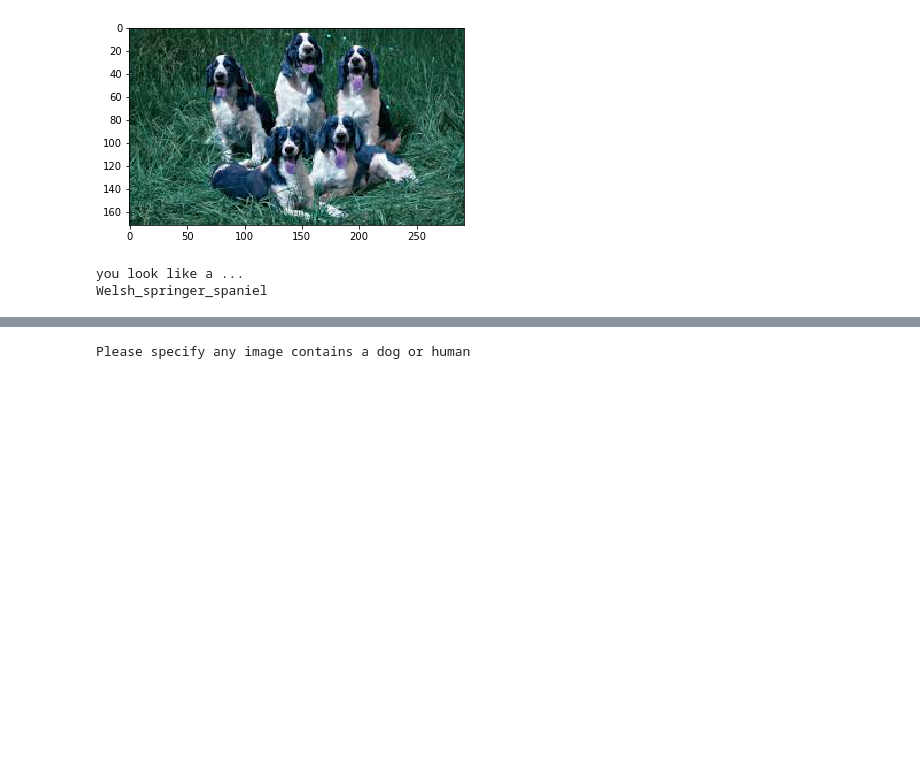
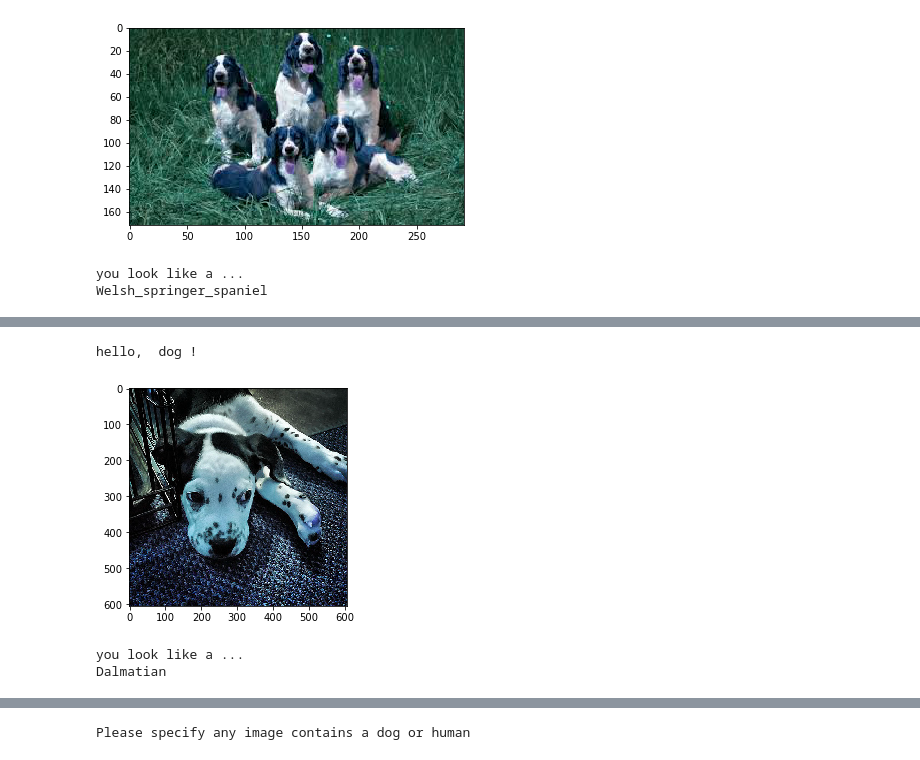
Before and after one commit to fnakashima/dog-project, a Jupyter notebook: dog_app.ipynb, the cells around one changed output, grey strips where cells are left out. Drawn from its saved outputs; the diff is of its cells as text; code cells hidden in the pictures; blank space fills up the shorter version.

```diff
--- a/dog_app.ipynb
+++ b/dog_app.ipynb
@@ -868,0 +876,8 @@ Welsh_springer_spaniel
+# %%
+target_path = './test_images/cross-breed-dog-Bulldog-and-Dalmatian.jpg'
+dogface_detector(target_path)
+# %% [output]
+hello,  dog !
+[figure, added]
+you look like a ...
+Dalmatian
```
Also changed, not shown: parts of 6 cells of this notebook, 6 other files.
